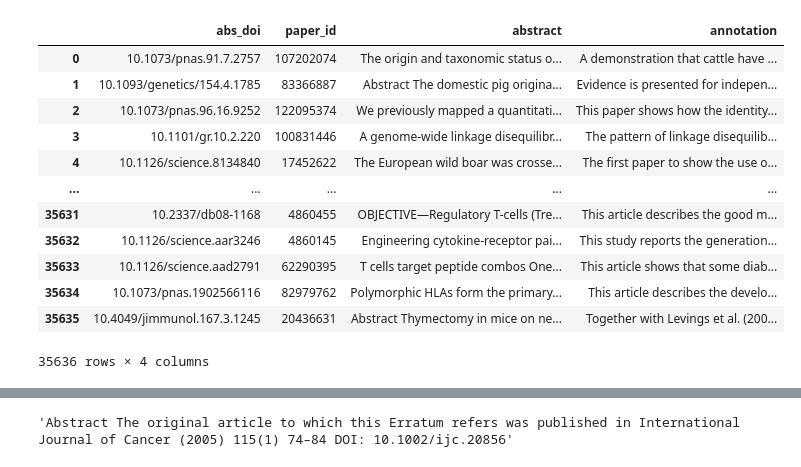
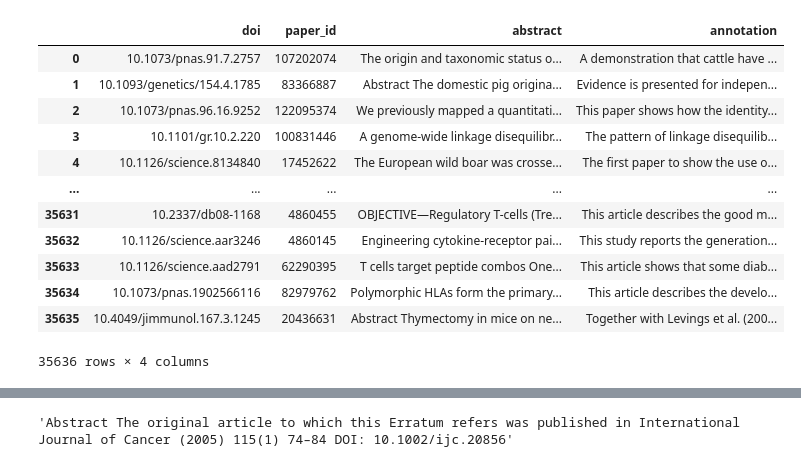
Before and after one commit to netknowledge/LLM_summarization, a Jupyter notebook: description/llm_gen_annotations.ipynb, the cells around one changed output, grey strips where cells are left out. Drawn from its saved outputs; the diff is of its cells as text; code cells hidden in the pictures.

```diff
--- a/description/llm_gen_annotations.ipynb
+++ b/description/llm_gen_annotations.ipynb
@@ -1,10 +1,12 @@
 # %%
 import pandas as pd
+from pathlib import Path
+home = Path.home()
 
-test = pd.read_csv('/home/lyuzhuoqi/projects/TLDR/data/paper_html_10.1038/abs_annotation/test.tsv', sep='\t')
+test = pd.read_csv(home / 'projects/TLDR/data/paper_html_10.1038/abs_annotation/test.tsv', sep='\t')
 test
 # %% [output]
-|  | abs_doi | paper_id | abstract | annotation |
+|  | doi | paper_id | abstract | annotation |
 | 0 | 10.1073/pnas.91.7.2757 | 107202074 | The origin and taxonomic status o... | A demonstration that cattle have ... |
 | 1 | 10.1093/genetics/154.4.1785 | 83366887 | Abstract The domestic pig origina... | Evidence is presented for indepen... |
 | 2 | 10.1073/pnas.96.16.9252 | 122095374 | We previously mapped a quantitati... | This paper shows how the identity... |
```
Also changed, not shown: parts of 3 cells of this notebook, 2 other files.
